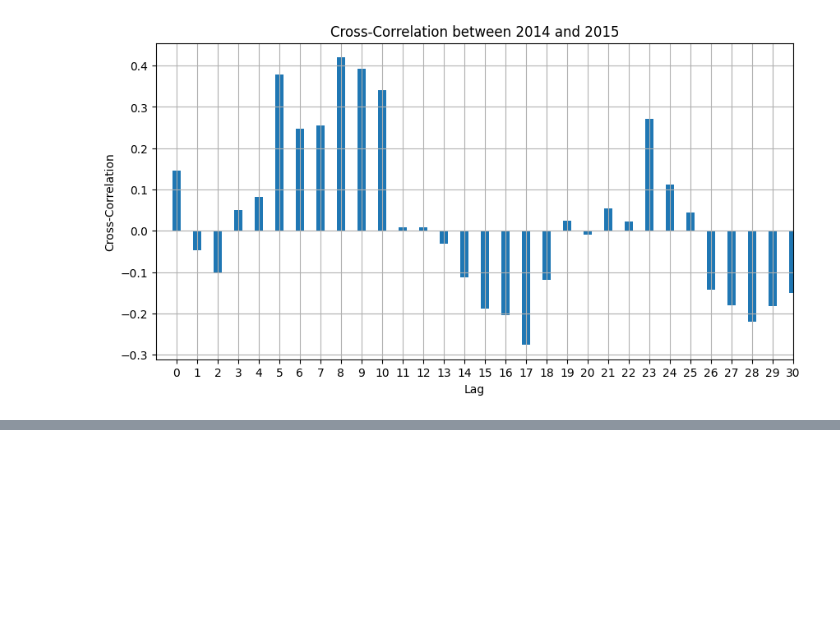
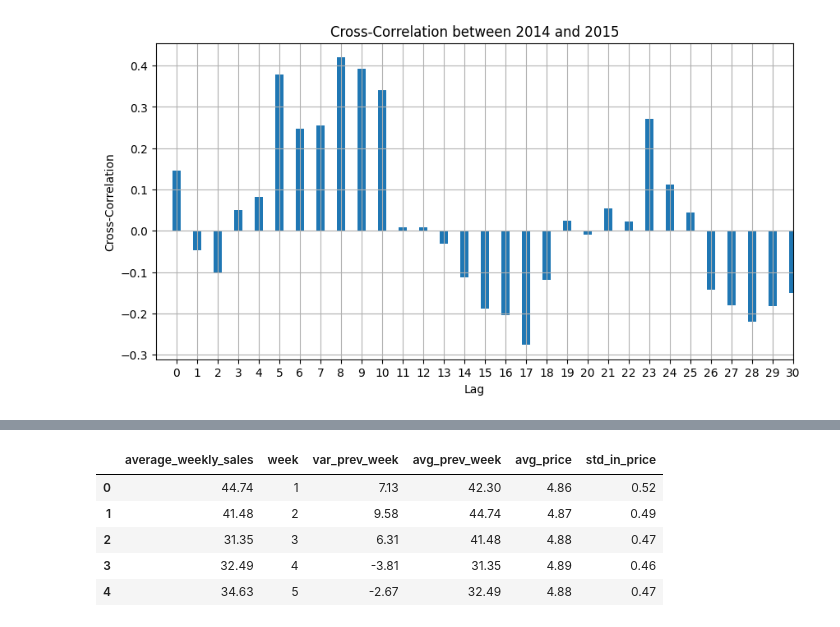
Before and after one commit to OliviaJayeola/DataSciencePortfolio, a Jupyter notebook: predict_sales/predict_sales.ipynb, the cells around one changed output, grey strips where cells are left out. Cells and saved outputs as stored; diff of their text form; code cells hidden in the pictures; blank space fills up the shorter version.

```diff
--- a/predict_sales/predict_sales.ipynb
+++ b/predict_sales/predict_sales.ipynb
@@ -391,0 +405,6 @@ plot_cross_correlation(data_dict[2014][data_dict[2014]['week'] <= 44], data_dict
+# %%
+year = 2014
+item_id = 20949
+data = data_dict[year][['average_weekly_sales','week']]
+mean = data['average_weekly_sales'].mean()
+data.head()
@@ -391,0 +418,15 @@ plot_cross_correlation(data_dict[2014][data_dict[2014]['week'] <= 44], data_dict
+# %%
+# creates price difference from last week columns
+
+for i in range(1, len(data)+1):
+
+    if i == 1: # takes avg price from december the previous year
+        prev_year_df = data_dict[year-1]
+        avg_prev_week = prev_year_df.loc[prev_year_df['week'] == 53, 'average_weekly_sales'].values[0]
+
+    else:
+        avg_prev_week = data.loc[data['week'] == i-1, 'average_weekly_sales'].values[0]
+
+    var_prev_week = avg_prev_week - mean
+    data.loc[data['week'] == i, 'var_prev_week'] = var_prev_week
+    data.loc[data['week'] == i, 'avg_prev_week'] = avg_prev_week
@@ -391,0 +445,9 @@ plot_cross_correlation(data_dict[2014][data_dict[2014]['week'] <= 44], data_dict
+# %%
+yearly_data = sales[(sales['date'].dt.year == year) & (sales['item_id'] == item_id)]
+
+weekly_price = yearly_data.groupby(pd.Grouper(key='date', freq='W'))['item_price'].agg(['mean','std']).reset_index()
+weekly_price.rename(columns={'mean':'avg_price', 'std':'std_in_price'}, inplace=True)
+weekly_price['week'] = weekly_price['date'].dt.strftime('%U').astype(int)
+weekly_price.loc[weekly_price['date'].dt.year == year + 1, 'week'] = 53
+weekly_price.drop(columns='date', inplace=True)
+weekly_price.head()
@@ -391,0 +461,11 @@ plot_cross_correlation(data_dict[2014][data_dict[2014]['week'] <= 44], data_dict
+# %%
+data = pd.merge(data, weekly_price, on='week')
+data = data.round(2)
+data.head()
+# %% [output]
+|  | average_weekly_sales | week | var_prev_week | avg_prev_week | avg_price | std_in_price |
+| 0 | 44.74 | 1 | 7.13 | 42.30 | 4.86 | 0.52 |
+| 1 | 41.48 | 2 | 9.58 | 44.74 | 4.87 | 0.49 |
+| 2 | 31.35 | 3 | 6.31 | 41.48 | 4.88 | 0.47 |
+| 3 | 32.49 | 4 | -3.81 | 31.35 | 4.89 | 0.46 |
+| 4 | 34.63 | 5 | -2.67 | 32.49 | 4.88 | 0.47 |
```
Also changed, not shown: parts of 8 cells of this notebook, 1 other file.
